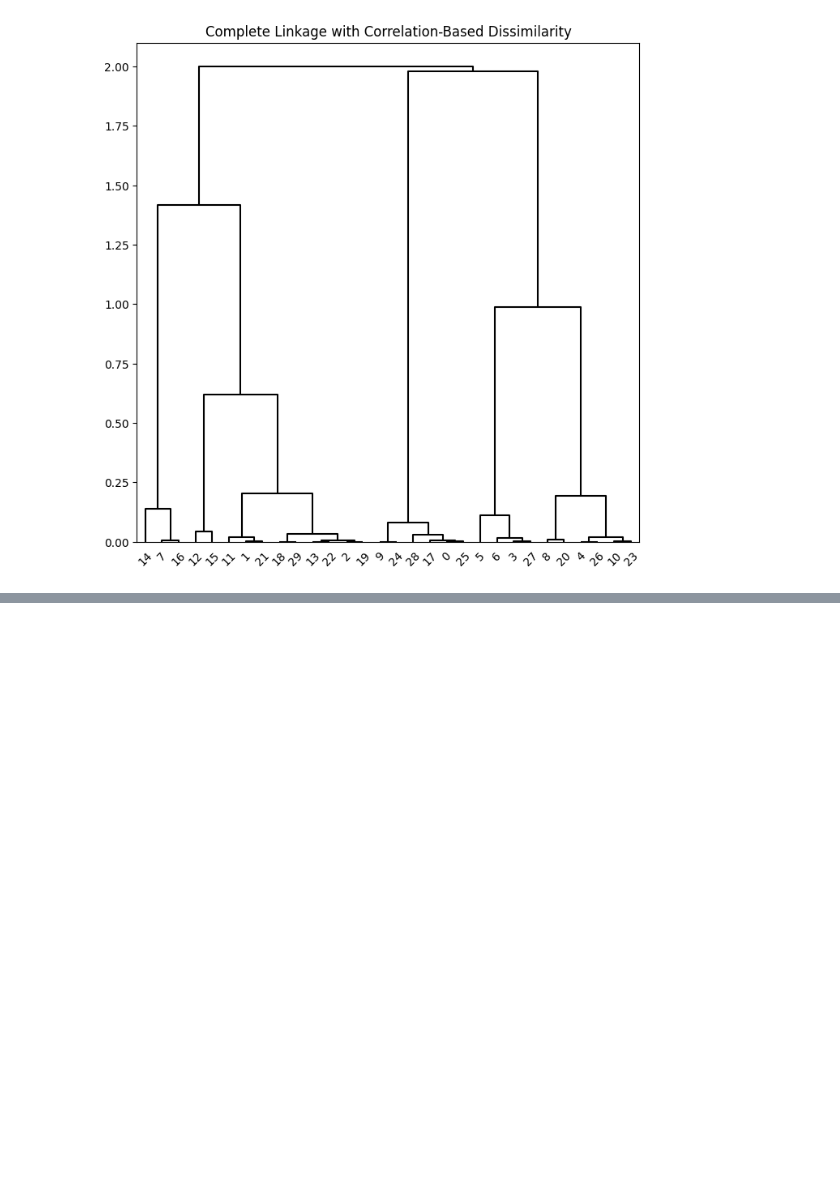
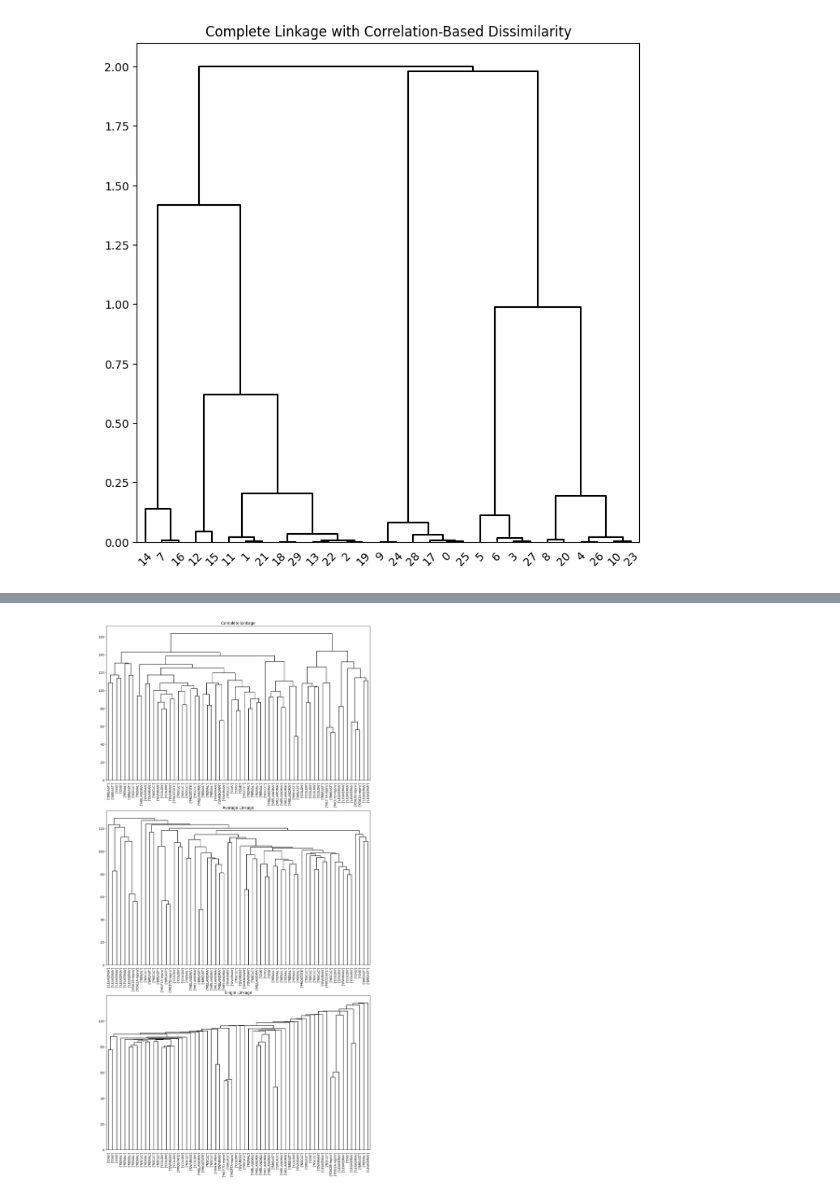
Before and after one commit to oliveira-silva-lucas/ISLP, a Jupyter notebook: Cap_12_Unsupervised_Learning/lab_12.ipynb, the cells around one changed output, grey strips where cells are left out. Cells and saved outputs as stored; diff of their text form; code cells hidden in the pictures; blank space fills up the shorter version.

```diff
--- a/Cap_12_Unsupervised_Learning/lab_12.ipynb
+++ b/Cap_12_Unsupervised_Learning/lab_12.ipynb
@@ -530,0 +598,22 @@ ax.set_title("Complete Linkage with Correlation-Based Dissimilarity");
+# %%
+def plot_nci(linkage, ax, cut=-np.inf):
+    cargs = {'above_threshold_color':'black',
+             'color_threshold': cut}
+    hc = AgglomerativeClustering(n_clusters=None,
+                distance_threshold=0,
+                linkage=linkage.lower()).fit(nci_scaled)
+    linkage_ =compute_linkage(hc)
+    dendrogram(linkage_,
+               ax=ax,
+               labels=np.asarray(nci_labs),
+               leaf_font_size=10,
+               **cargs)
+    ax.set_title('%s Linkage' % linkage)
+    return hc
+# %%
+fig, axes = plt.subplots(3,1,figsize=(15,30))
+ax = axes[0]; hc_comp = plot_nci('Complete', ax)
+ax = axes[1]; hc_avg = plot_nci('Average', ax)
+ax = axes[2]; hc_sing = plot_nci('Single', ax)
+# %% [output]
+[figure, added]
```
Also changed, not shown: parts of 9 cells of this notebook.
